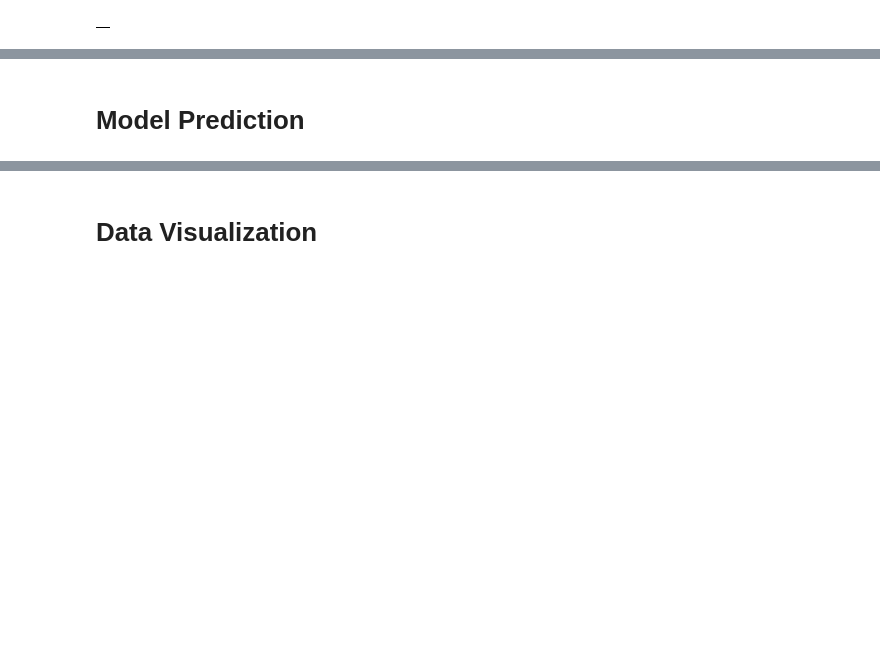
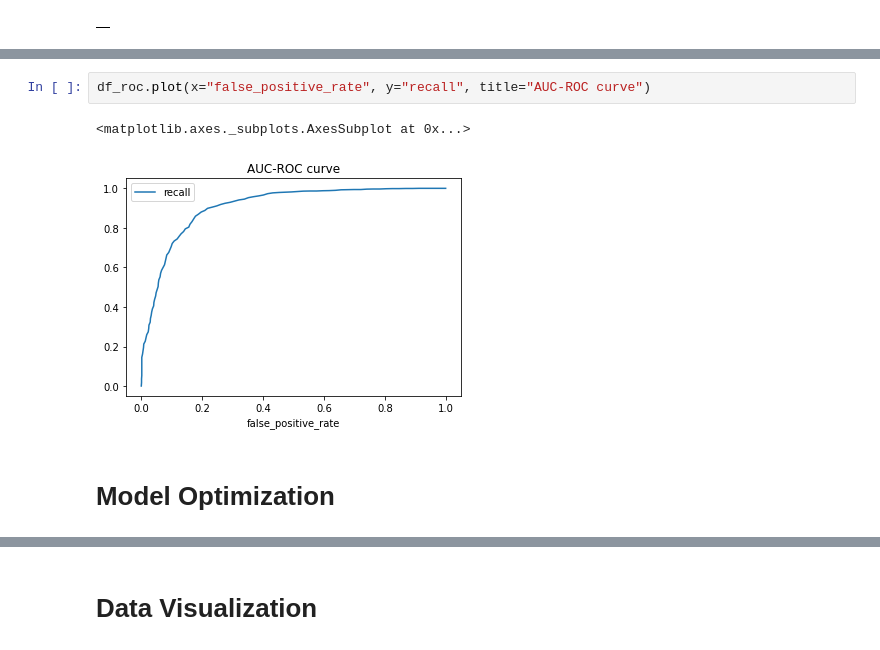
Before and after one commit to Aksh-Narayana/User-Retention-Prediction-Application, a Jupyter notebook: User_Retention_Prediction_Application_ipynb.ipynb, the cells around one changed output, grey strips where cells are left out. Cells and saved outputs as stored; diff of their text form; blank space fills up the shorter version.

Commit message:
Added Model Testing (Static Prediction)

```diff
--- a/User_Retention_Prediction_Application_ipynb.ipynb
+++ b/User_Retention_Prediction_Application_ipynb.ipynb
@@ -695,2 +778,7 @@ FROM
+# %%
+df_roc.plot(x="false_positive_rate", y="recall", title="AUC-ROC curve")
+# %% [output]
+<matplotlib.axes._subplots.AxesSubplot at 0x...>
+[figure, added]
 # %% [markdown]
-# Model Prediction
+# Model Optimization
```
Also changed, not shown: parts of 15 cells of this notebook.
